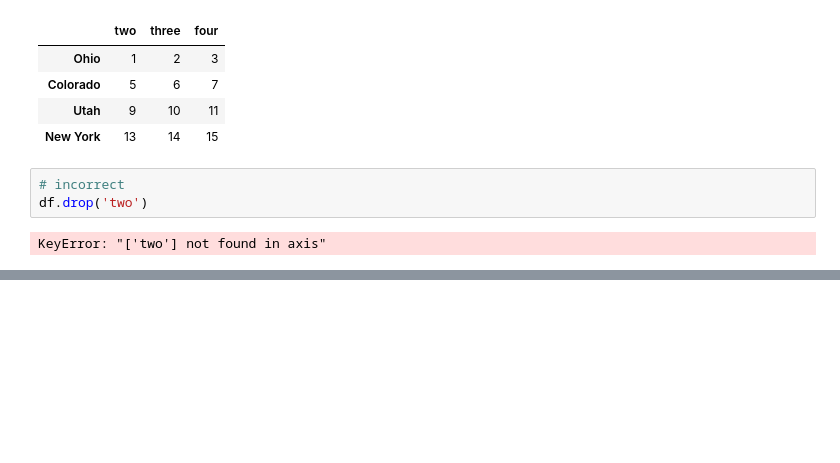
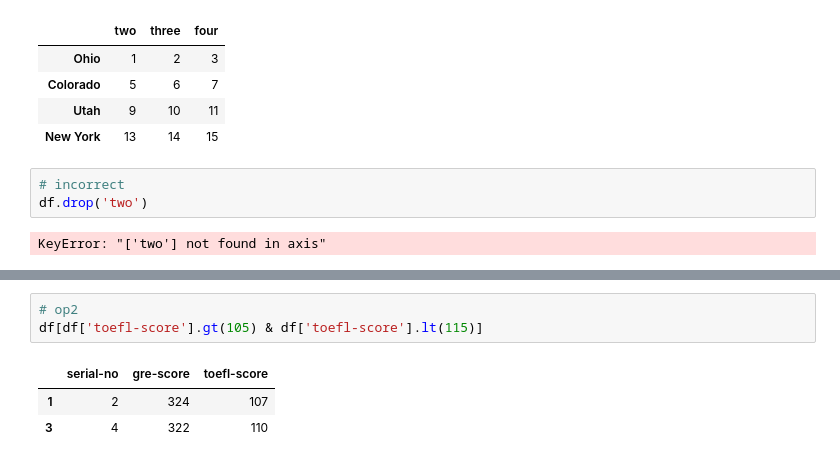
Before and after one commit to shernaliu/CourseraCourses, a Jupyter notebook: AppliedDataSciencewithPython/Course1/Week2-MCQ.ipynb, the cells around one changed output, grey strips where cells are left out. Saved outputs shown, nothing was run; the diff lists cells and outputs as text; blank space fills up the shorter version.

```diff
--- a/AppliedDataSciencewithPython/Course1/Week2-MCQ.ipynb
+++ b/AppliedDataSciencewithPython/Course1/Week2-MCQ.ipynb
@@ -283,0 +327,7 @@ df.filter(['oranges'])
+# %%
+# op2
+df[df['toefl-score'].gt(105) & df['toefl-score'].lt(115)]
+# %% [output]
+|  | serial-no | gre-score | toefl-score |
+| 1 | 2 | 324 | 107 |
+| 3 | 4 | 322 | 110 |
```
Also changed, not shown: parts of 26 cells of this notebook, 3 other files.
